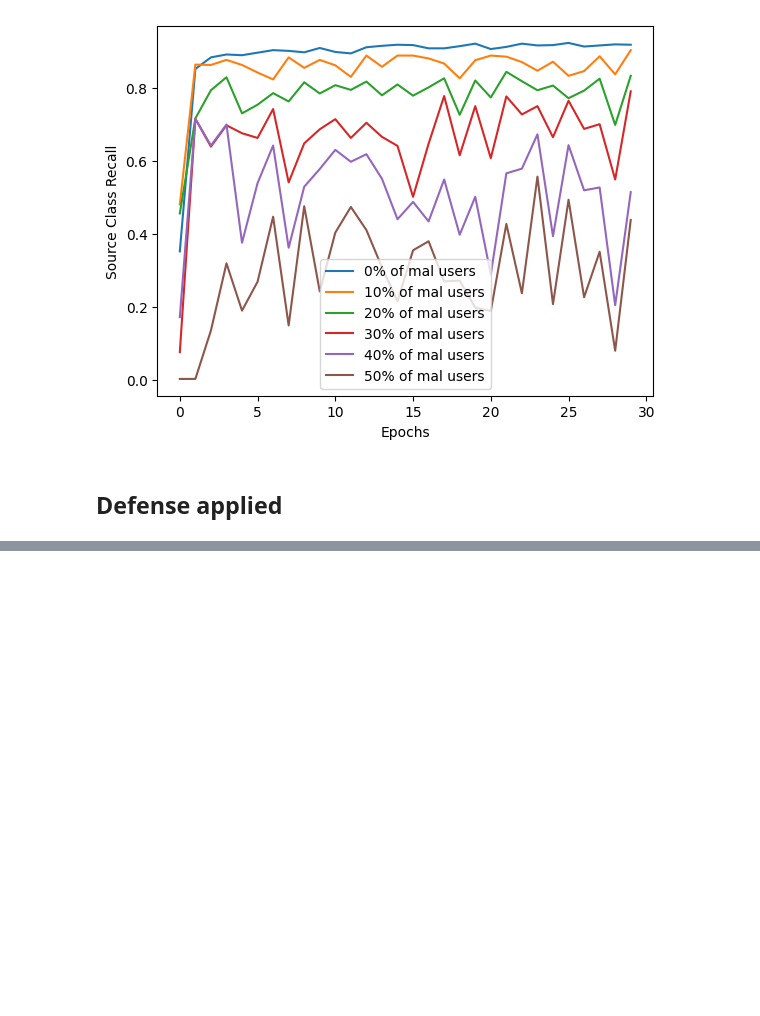
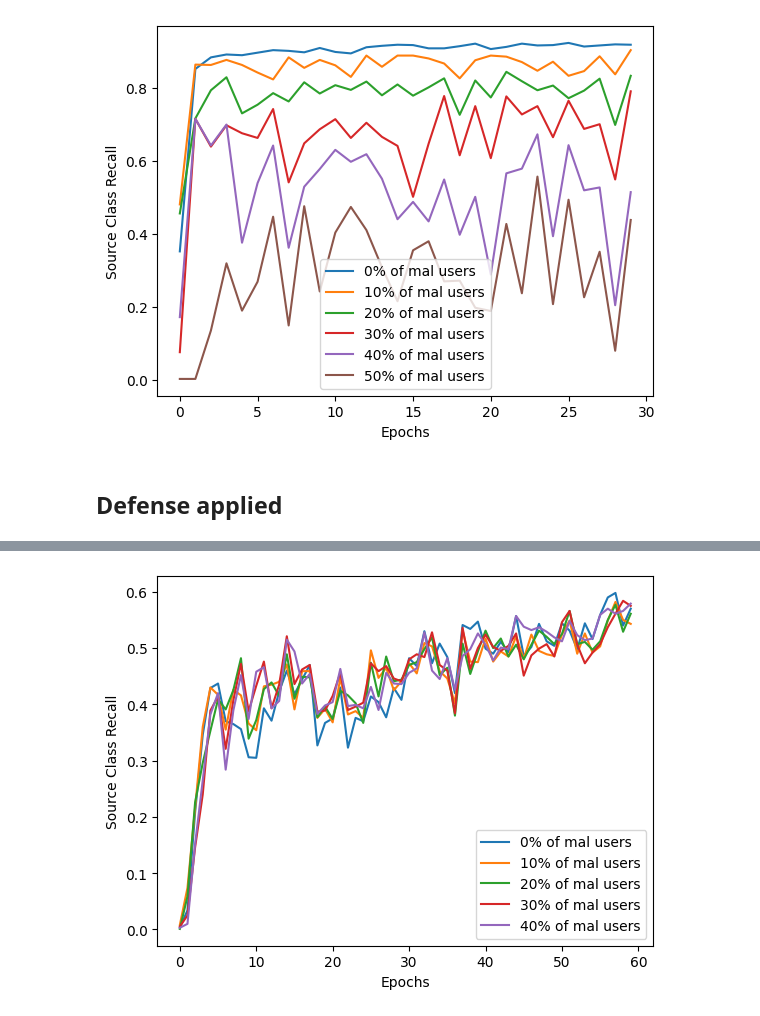
Before and after one commit to nikosgalanis/data-poisoning-defense-fl, a Jupyter notebook: DefenseFederated/src/federated_main.ipynb, the cells around one changed output, grey strips where cells are left out. Cells and saved outputs as stored; diff of their text form; code cells hidden in the pictures; blank space fills up the shorter version.

```diff
--- a/DefenseFederated/src/federated_main.ipynb
+++ b/DefenseFederated/src/federated_main.ipynb
@@ -485,16 +542,17 @@ No artists with labels found to put in legend.  Note that artists whose label st
+# %%
+with open('defense_cifar_lists.pkl', 'rb') as file:
+    test_accuracy_total, test_loss_total, test_recall_total = pickle.load(file)
 # %%
-import matplotlib
-import matplotlib.pyplot as plt
-matplotlib.use('Agg')
-
-
+plt.figure()
 epochs = [x for x in range(0, n_train_epochs)]
 for cnt, model_rec in enumerate(test_recall_total):
 
     plt.plot(epochs, model_rec, label = str(mal[cnt]) + "% of mal users")
 
 
 plt.xlabel("Epochs")
 plt.ylabel("Source Class Recall")
 plt.legend()
-plt.savefig('save/rec_many_largest_diff.png')
+plt.show()
+# %% [output]
+[figure, added]
```
Also changed, not shown: parts of 16 cells of this notebook, 6 other files.
